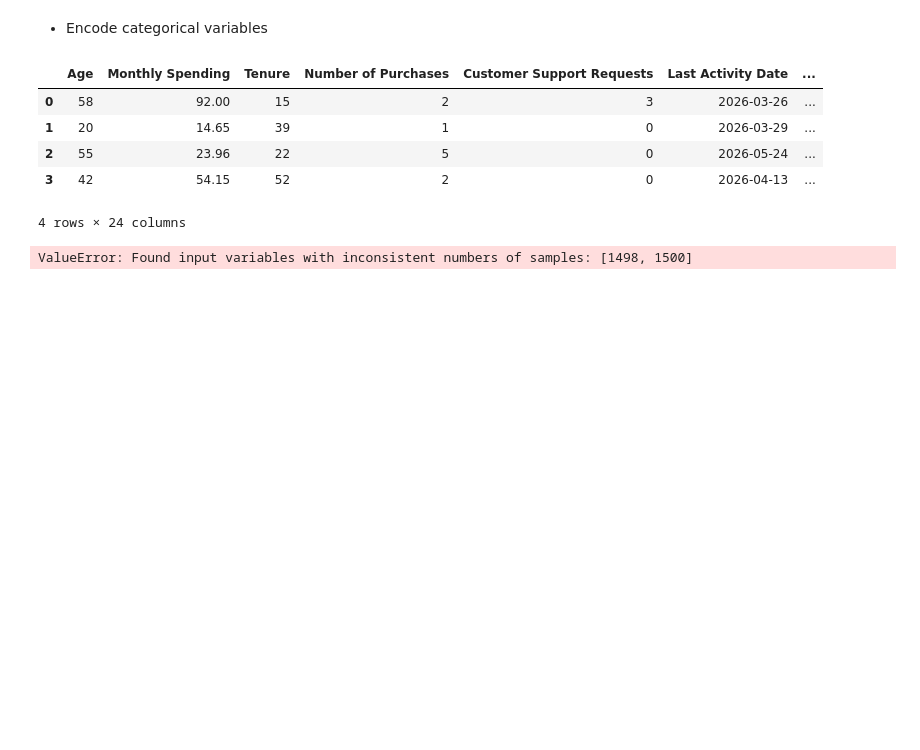
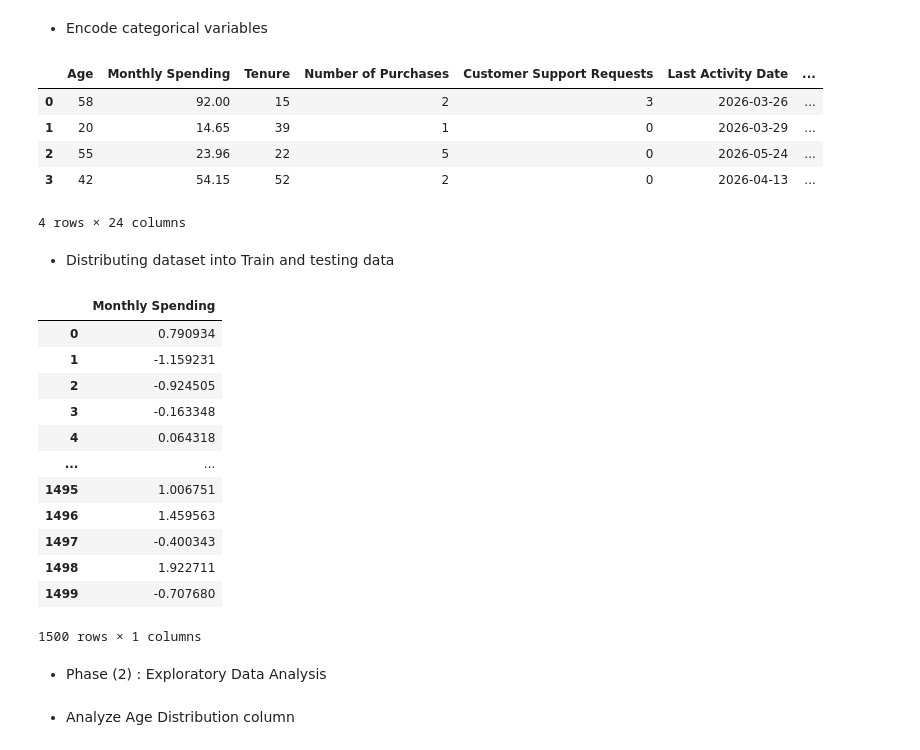
Before and after one commit to mudasir1144/Customer-Churn-Prediction-System, a Jupyter notebook: index.ipynb, the cells around one changed output. Drawn from its saved outputs; the diff is of its cells as text; code cells hidden in the pictures; blank space fills up the shorter version.

```diff
--- a/index.ipynb
+++ b/index.ipynb
@@ -88,15 +88,38 @@ dataset.head(4)
 | 2 | 55 | 23.96 | 22 | 5 | 0 | 2026-05-24 | ... |
 | 3 | 42 | 54.15 | 52 | 2 | 0 | 2026-04-13 | ... |
 4 rows × 24 columns
+# %% [markdown]
+- Distributing dataset into Train and testing data
 # %%
-X = dataset.drop(dataset['Churn Status'])
+X = dataset.drop(columns=['Churn Status'])
 Y = dataset['Churn Status']
-
-X = dataset.drop(columns=['Churn Status'])  # features
-Y = dataset['Churn Status']                # target
 
 X_train, X_test, y_train, y_test = train_test_split(
     X, Y, test_size=0.2, random_state=42
 )
-# %% [output]
-ValueError: Found input variables with inconsistent numbers of samples: [1498, 1500]
+# %%
+scaler = StandardScaler()
+
+numerical_cols = ['Monthly Spending']
+
+dataset[numerical_cols] = scaler.fit_transform(dataset[numerical_cols])
+
+dataset[numerical_cols]
+# %% [output]
+|  | Monthly Spending |
+| 0 | 0.790934 |
+| 1 | -1.159231 |
+| 2 | -0.924505 |
+| 3 | -0.163348 |
+| 4 | 0.064318 |
+| ... | ... |
+| 1495 | 1.006751 |
+| 1496 | 1.459563 |
+| 1497 | -0.400343 |
+| 1498 | 1.922711 |
+| 1499 | -0.707680 |
+1500 rows × 1 columns
+# %% [markdown]
+- Phase (2) : Exploratory Data Analysis
+# %% [markdown]
+- Analyze Age Distribution column
```
Also changed, not shown: parts of 8 cells of this notebook.
